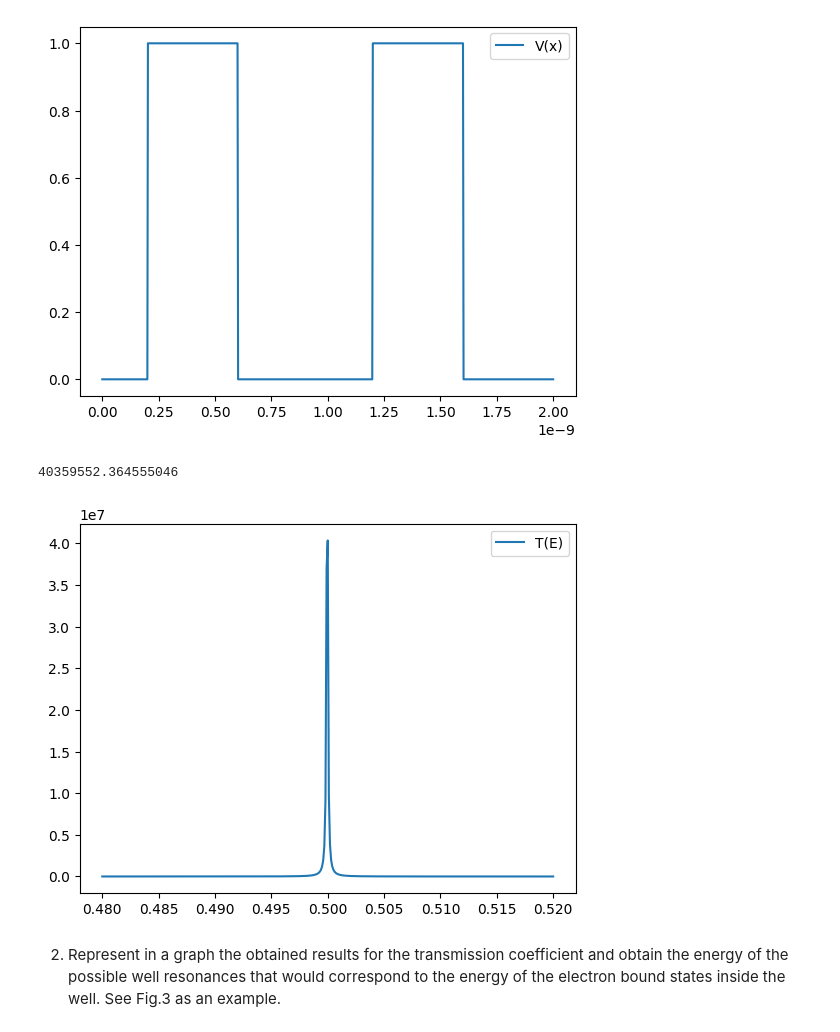
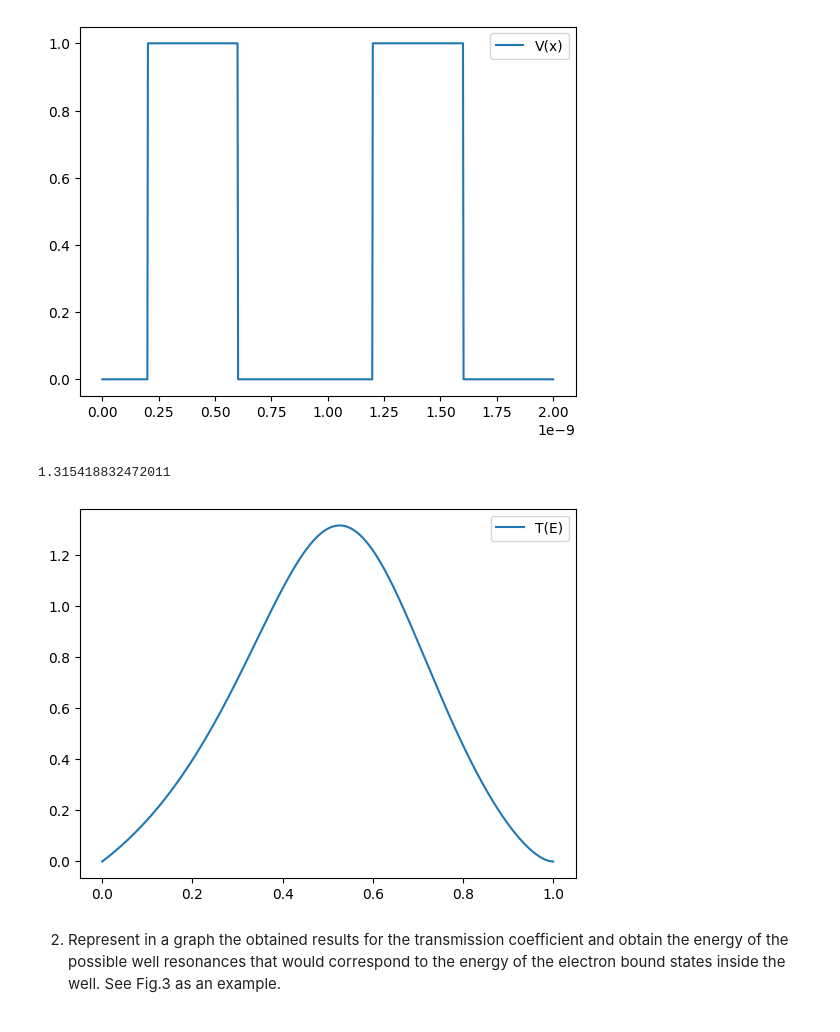
Before and after one commit to LuisGMM/UC3M_AdvancedQuantumPhysics_LAB_ResonantTunneling, a Jupyter notebook: src/UC3M_AdvancedQuantumPhysics_LAB_ResonantTunneling/main.ipynb, the cells around one changed output. Drawn from its saved outputs; the diff is of its cells as text; code cells hidden in the pictures.

```diff
--- a/src/UC3M_AdvancedQuantumPhysics_LAB_ResonantTunneling/main.ipynb
+++ b/src/UC3M_AdvancedQuantumPhysics_LAB_ResonantTunneling/main.ipynb
@@ -15,10 +15,10 @@ i = 1j
 
 phi1 = phi2 = phi3 = phi4 = phi5 = 0
 # %%
-# me = 9.1093837e-31  # Kg
-me = 1.60217663e-19  # Coulombs
-# hbar = 1.054571817e-34  # Js
-hbar = 6.582119569e-16  # eV s
+me = 9.1093837e-31  # Kg
+# me = 1.60217663e-19  # Coulombs
+hbar = 1.054571817e-34  # Js
+# hbar = 6.582119569e-16  # eV s
 
 def k(E, V, m=me):
     return np.sqrt(2 * m * (E - V)) / hbar
@@ -29,20 +29,20 @@ def X(E, V, m=me):
 def K(k1: float, k3: float, k5: float, x2: float, x4: float, w2: float, w3: float, w4: float) -> complex:
 
     phi1 = k3 * w3
-    phi2 = atan(x2 / k1)
-    phi3 = atan(x2 / k3)
-    phi4 = atan(x4 / k3)
-    phi5 = atan(x4 / k5)
+    phi2 = np.arctan(x2 / k1)
+    phi3 = np.arctan(x2 / k3)
+    phi4 = np.arctan(x4 / k3)
+    phi5 = np.arctan(x4 / k5)
 
     return \
-        exp(x2 * w2 + x4 * w4) \
-        * (exp(i * (- phi1 + phi2 + phi3 + phi4 + phi5)) - exp(i * (phi1 + phi2 - phi3 - phi4 + phi5))) \
-        + exp(x2 * w2 - x4 * w4) \
-        * (- exp(i * (- phi1 + phi2 + phi3 - phi4 - phi5)) + exp(i * (phi1 + phi2 - phi3 + phi4 - phi5))) \
-        + exp(- x2 * w2 + x4 * w4) \
-        * (- exp(i * (- phi1 - phi2 - phi3 + phi4 + phi5)) + exp(i * (phi1 - phi2 + phi3 - phi4 + phi5))) \
-        + exp(- x2 * w2 - x4 * w4) \
-        * (- exp(i * (- phi1 - phi2 - phi3 - phi4 - phi5)) + exp(i * (phi1 - phi2 + phi3 + phi4 - phi5)))
+        np.exp(x2 * w2 + x4 * w4) \
+        * (np.exp(i * (- phi1 + phi2 + phi3 + phi4 + phi5)) - np.exp(i * (phi1 + phi2 - phi3 - phi4 + phi5))) \
+        + np.exp(x2 * w2 - x4 * w4) \
+        * (- np.exp(i * (- phi1 + phi2 + phi3 - phi4 - phi5)) + np.exp(i * (phi1 + phi2 - phi3 + phi4 - phi5))) \
+        + np.exp(- x2 * w2 + x4 * w4) \
+        * (- np.exp(i * (- phi1 - phi2 - phi3 + phi4 + phi5)) + np.exp(i * (phi1 - phi2 + phi3 - phi4 + phi5))) \
+        + np.exp(- x2 * w2 - x4 * w4) \
+        * (- np.exp(i * (- phi1 - phi2 - phi3 - phi4 - phi5)) + np.exp(i * (phi1 - phi2 + phi3 + phi4 - phi5)))
 
 def T(k1: float, k3: float, k5: float, x2: float, x4: float, w2: float, w3: float, w4: float) -> float:
 
@@ -89,26 +89,28 @@ plt.show()
 # %%
 def T_at(E):
 
+    E_ = E * 1.6e-19
+
     m = 0.067 * me
-    k1 = k3 = k5 = k(E, 0, m)
-    x2 = x4 = X(E, 1, m)
+    k1 = k3 = k5 = k(E_, 0, m)
+    x2 = x4 = X(E_, 1.6e-19, m)
     w2 = w4 = 0.4e-9
     w3 = 0.6e-9
 
     return T(k1, k3, k5, x2, x4, w2, w3, w4)
 # %%
 
-E = np.arange(0.48, 0.52, 0.0001)
+E = np.arange(0.0, 1.4, 0.0001)
 T_at_E = tuple(T_at(Ei) for Ei in E)
 
 print(max(T_at_E))
 
 plt.plot(E, T_at_E, label=f'T(E)')
 plt.legend()
 plt.show()
 # %% [output]
-40359552.364555046
+1.315418832472011
-[figure, old version]
+[figure, new version]
 # %% [markdown]
 2. Represent in a graph the obtained results for the transmission
    coefficient and obtain the energy of the possible well resonances that
```
Also changed, not shown: parts of 3 cells of this notebook.
